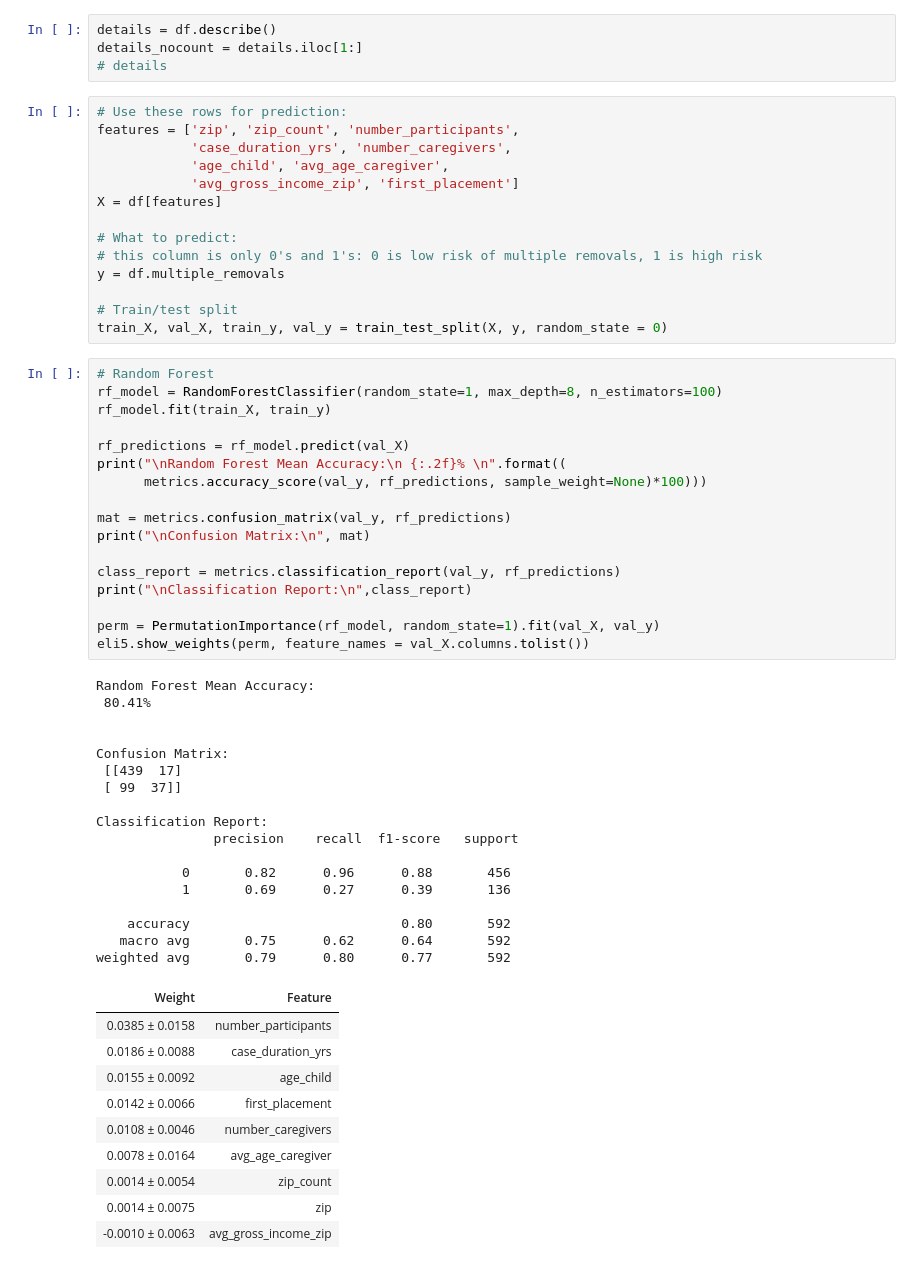
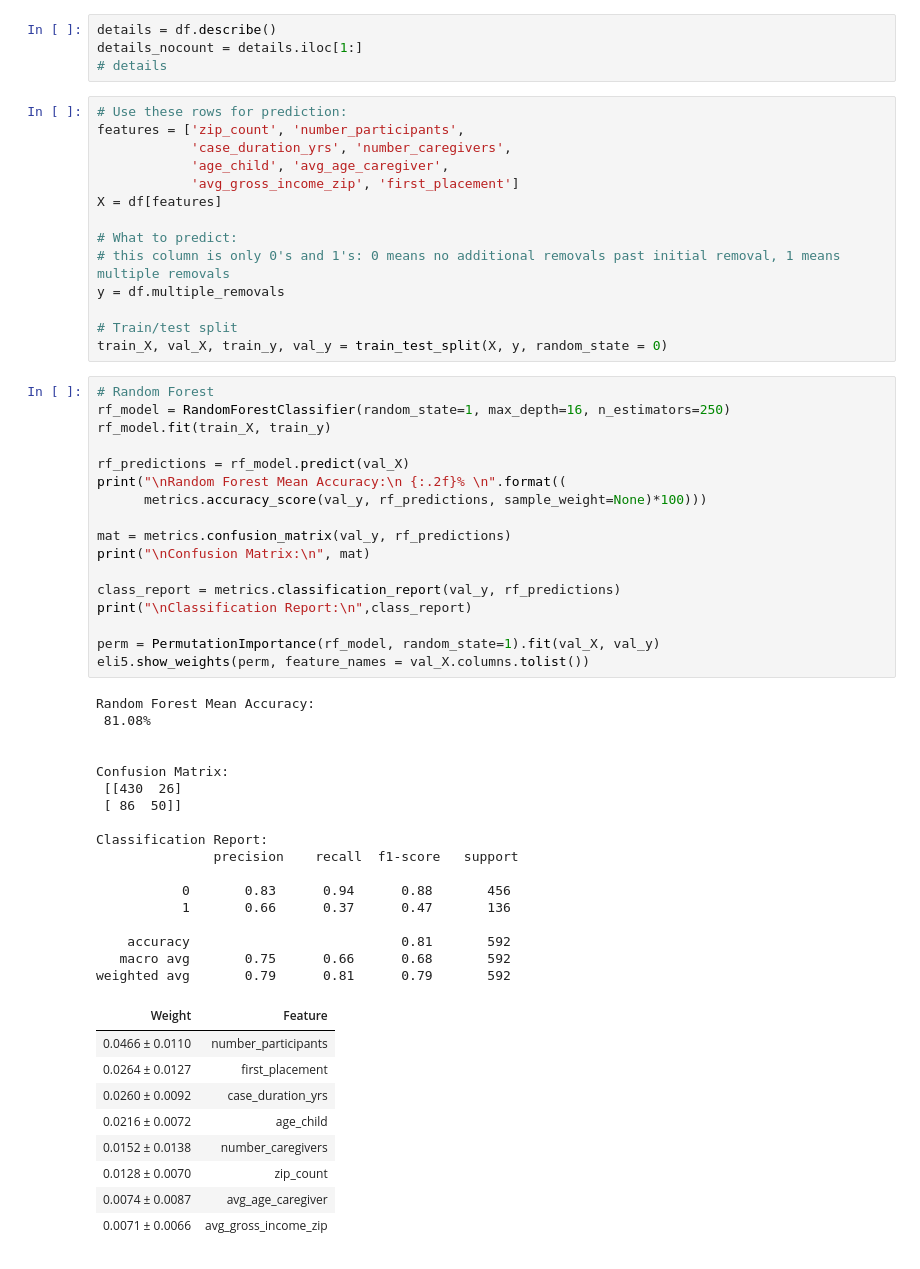
Before and after one commit to mathemacode/PSF_ERAU, a Jupyter notebook: Python/ml_modeling.ipynb, the cells around one changed output. Saved outputs shown, nothing was run; the diff lists cells and outputs as text.

```diff
--- a/Python/ml_modeling.ipynb
+++ b/Python/ml_modeling.ipynb
@@ -51,63 +46,62 @@ details_nocount = details.iloc[1:]
 # details
 # %%
 # Use these rows for prediction:
-features = ['zip', 'zip_count', 'number_participants',
+features = ['zip_count', 'number_participants',
             'case_duration_yrs', 'number_caregivers',
             'age_child', 'avg_age_caregiver',
             'avg_gross_income_zip', 'first_placement']
 X = df[features]
 
 # What to predict:
-# this column is only 0's and 1's: 0 is low risk of multiple removals, 1 is high risk
+# this column is only 0's and 1's: 0 means no additional removals past initial removal, 1 means multiple removals
 y = df.multiple_removals
 
 # Train/test split
 train_X, val_X, train_y, val_y = train_test_split(X, y, random_state = 0)
 # %%
 # Random Forest
-rf_model = RandomForestClassifier(random_state=1, max_depth=8, n_estimators=100)
+rf_model = RandomForestClassifier(random_state=1, max_depth=16, n_estimators=250)
 rf_model.fit(train_X, train_y)
 
 rf_predictions = rf_model.predict(val_X)
 print("\nRandom Forest Mean Accuracy:\n {:.2f}% \n".format((
       metrics.accuracy_score(val_y, rf_predictions, sample_weight=None)*100)))
 
 mat = metrics.confusion_matrix(val_y, rf_predictions)
 print("\nConfusion Matrix:\n", mat)
 
 class_report = metrics.classification_report(val_y, rf_predictions)
 print("\nClassification Report:\n",class_report)
 
 perm = PermutationImportance(rf_model, random_state=1).fit(val_X, val_y)
 eli5.show_weights(perm, feature_names = val_X.columns.tolist())
 # %% [output]
 Random Forest Mean Accuracy:
- 80.41%
+ 81.08%
 
 
 Confusion Matrix:
- [[439  17]
- [ 99  37]]
+ [[430  26]
+ [ 86  50]]
 
 Classification Report:
                precision    recall  f1-score   support
 
-           0       0.82      0.96      0.88       456
-           1       0.69      0.27      0.39       136
+           0       0.83      0.94      0.88       456
+           1       0.66      0.37      0.47       136
 
-    accuracy                           0.80       592
-   macro avg       0.75      0.62      0.64       592
-weighted avg       0.79      0.80      0.77       592
+    accuracy                           0.81       592
+   macro avg       0.75      0.66      0.68       592
+weighted avg       0.79      0.81      0.79       592
 | Weight | Feature |
-| 0.0385 ± 0.0158 | number_participants |
-| 0.0186 ± 0.0088 | case_duration_yrs |
-| 0.0155 ± 0.0092 | age_child |
-| 0.0142 ± 0.0066 | first_placement |
-| 0.0108 ± 0.0046 | number_caregivers |
-| 0.0078 ± 0.0164 | avg_age_caregiver |
-| 0.0014 ± 0.0054 | zip_count |
-| 0.0014 ± 0.0075 | zip |
-| -0.0010 ± 0.0063 | avg_gross_income_zip |
+| 0.0466 ± 0.0110 | number_participants |
+| 0.0264 ± 0.0127 | first_placement |
+| 0.0260 ± 0.0092 | case_duration_yrs |
+| 0.0216 ± 0.0072 | age_child |
+| 0.0152 ± 0.0138 | number_caregivers |
+| 0.0128 ± 0.0070 | zip_count |
+| 0.0074 ± 0.0087 | avg_age_caregiver |
+| 0.0071 ± 0.0066 | avg_gross_income_zip |
 # %%
 # RANDOM FOREST
 # SHAP values
```
Also changed, not shown: parts of 4 cells of this notebook.
